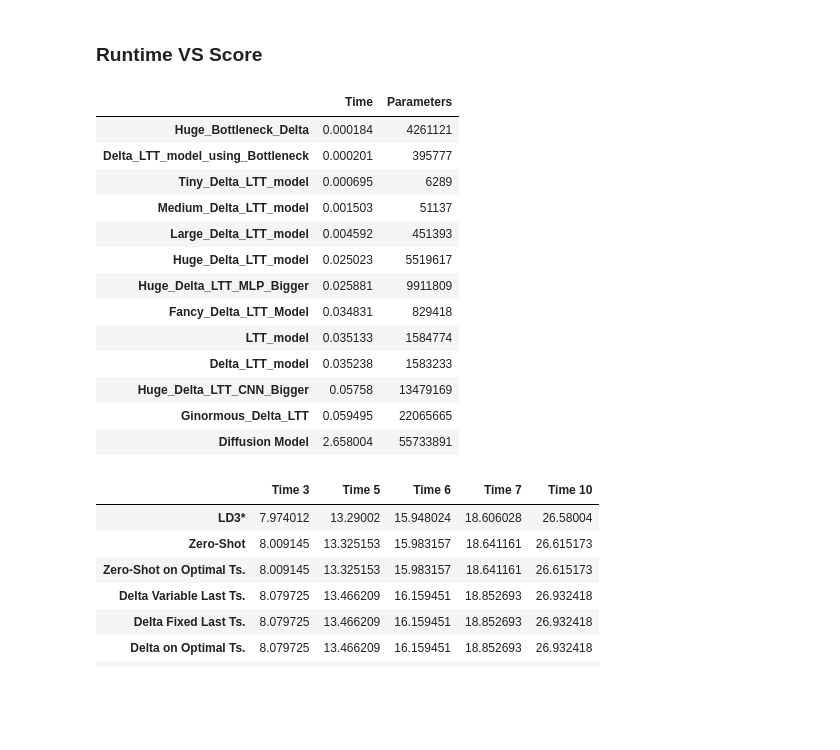
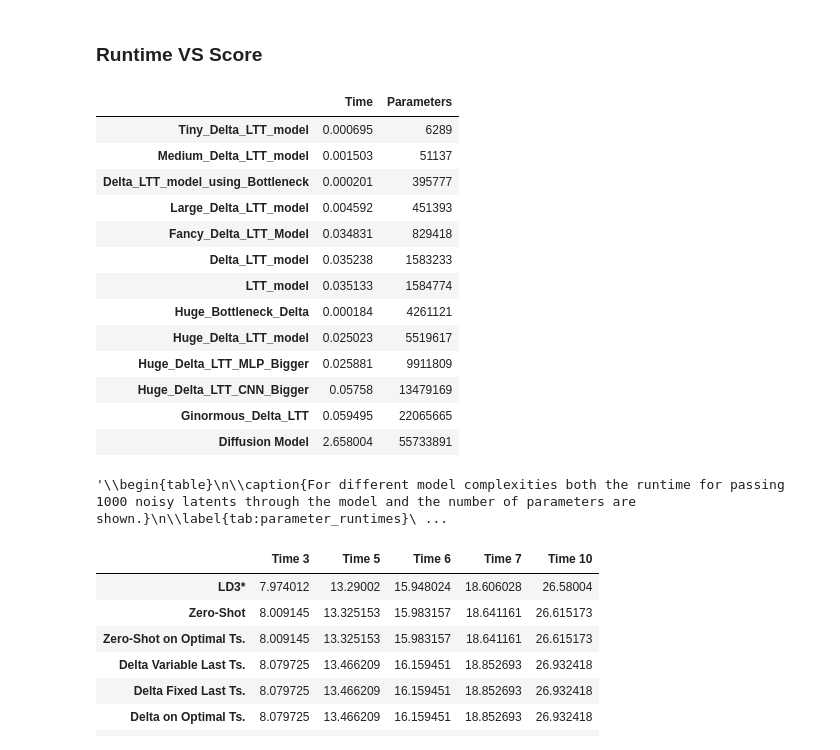
Before and after one commit to ConnorReed246/ALD3, a Jupyter notebook: evaluation.ipynb, the cells around one changed output. Drawn from its saved outputs; the diff is of its cells as text; code cells hidden in the pictures; blank space fills up the shorter version.

```diff
--- a/evaluation.ipynb
+++ b/evaluation.ipynb
@@ -3189,23 +3450,27 @@ runtimes_df = pd.read_pickle("runtimes_df.pkl")
 # %% [markdown]
 ### Runtime VS Score
 # %%
-runtimes_df = pd.read_pickle("runtimes_df.pkl")
+runtimes_df = pd.read_pickle("runtimes_df.pkl").sort_values(by="Parameters", ascending=True, inplace=False)
 runtimes_df
 # %% [output]
 |  | Time | Parameters |
-| Huge_Bottleneck_Delta | 0.000184 | 4261121 |
-| Delta_LTT_model_using_Bottleneck | 0.000201 | 395777 |
 | Tiny_Delta_LTT_model | 0.000695 | 6289 |
 | Medium_Delta_LTT_model | 0.001503 | 51137 |
+| Delta_LTT_model_using_Bottleneck | 0.000201 | 395777 |
 | Large_Delta_LTT_model | 0.004592 | 451393 |
+| Fancy_Delta_LTT_Model | 0.034831 | 829418 |
+| Delta_LTT_model | 0.035238 | 1583233 |
+| LTT_model | 0.035133 | 1584774 |
+| Huge_Bottleneck_Delta | 0.000184 | 4261121 |
 | Huge_Delta_LTT_model | 0.025023 | 5519617 |
 | Huge_Delta_LTT_MLP_Bigger | 0.025881 | 9911809 |
-| Fancy_Delta_LTT_Model | 0.034831 | 829418 |
-| LTT_model | 0.035133 | 1584774 |
-| Delta_LTT_model | 0.035238 | 1583233 |
 | Huge_Delta_LTT_CNN_Bigger | 0.05758 | 13479169 |
 | Ginormous_Delta_LTT | 0.059495 | 22065665 |
 | Diffusion Model | 2.658004 | 55733891 |
+# %%
+runtimes_df.to_latex(float_format = "%.3f", escape = True, index = True, column_format = "lcc", label = "tab:parameter_runtimes", caption = "For different model complexities both the runtime for passing 1000 noisy latents through the model and the number of parameters are shown.")
+# %% [output]
+'\\begin{table}\n\\caption{For different model complexities both the runtime for passing 1000 noisy latents through the model and the number of parameters are shown.}\n\\label{tab:parameter_runtimes}\ ...
 # %%
 #theoretical Runtime
 methods = ['Zero-Shot', 'Zero-Shot on Optimal Ts.', 'Delta Variable Last Ts.',
```
Also changed, not shown: parts of 21 cells of this notebook, 28 other files.
